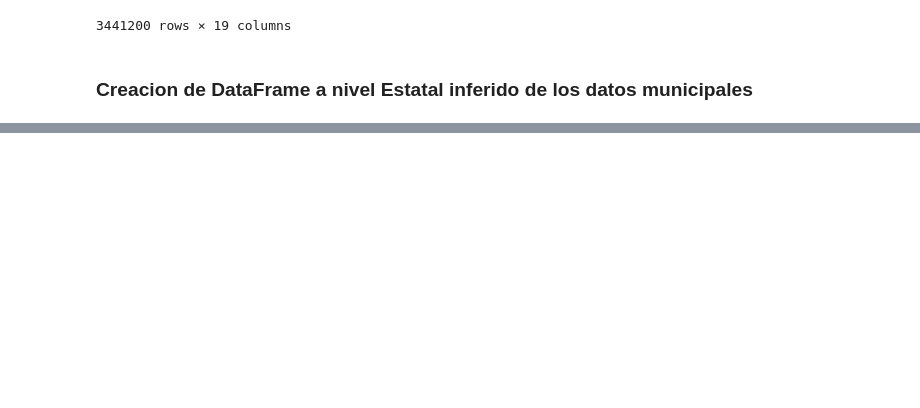
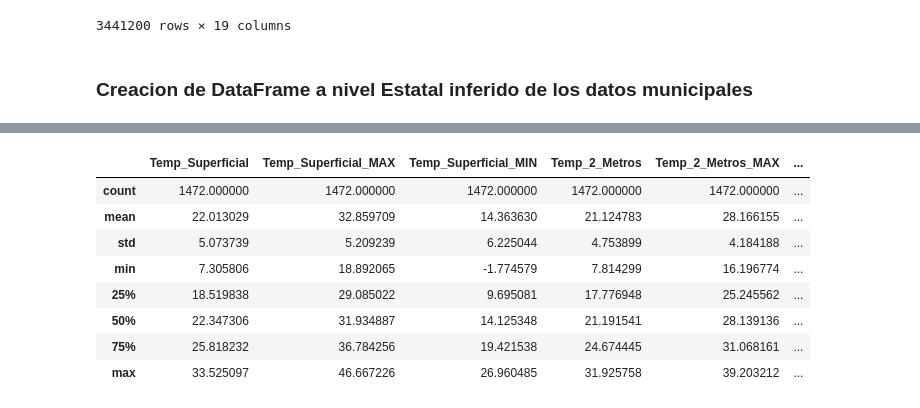
Before and after one commit to ProyectosMCD/RedBAMX, a Jupyter notebook: EDA/EDA_Datos Climaticos_Municipio_NASA-API.ipynb, the cells around one changed output, grey strips where cells are left out. Cells and saved outputs as stored; diff of their text form; code cells hidden in the pictures; blank space fills up the shorter version.

```diff
--- a/EDA/EDA_Datos Climaticos_Municipio_NASA-API.ipynb
+++ b/EDA/EDA_Datos Climaticos_Municipio_NASA-API.ipynb
@@ -39,0 +70,13 @@ df_estatal
+# %%
+columnas_numericas = ['Temp_Superficial','Temp_Superficial_MAX','Temp_Superficial_MIN','Temp_2_Metros','Temp_2_Metros_MAX','Temp_2_Metros_MIN','Temp_2_Metros_Pto_Congelación','Temp_2_Metros_Pto_Húmedo','Presión_Superficial','Velocidad_Viento','Humedad_Relativa','Precipitacion']
+df_estatal[columnas_numericas].describe()
+# %% [output]
+|  | Temp_Superficial | Temp_Superficial_MAX | Temp_Superficial_MIN | Temp_2_Metros | Temp_2_Metros_MAX | ... |
+| count | 1472.000000 | 1472.000000 | 1472.000000 | 1472.000000 | 1472.000000 | ... |
+| mean | 22.013029 | 32.859709 | 14.363630 | 21.124783 | 28.166155 | ... |
+| std | 5.073739 | 5.209239 | 6.225044 | 4.753899 | 4.184188 | ... |
+| min | 7.305806 | 18.892065 | -1.774579 | 7.814299 | 16.196774 | ... |
+| 25% | 18.519838 | 29.085022 | 9.695081 | 17.776948 | 25.245562 | ... |
+| 50% | 22.347306 | 31.934887 | 14.125348 | 21.191541 | 28.139136 | ... |
+| 75% | 25.818232 | 36.784256 | 19.421538 | 24.674445 | 31.068161 | ... |
+| max | 33.525097 | 46.667226 | 26.960485 | 31.925758 | 39.203212 | ... |
```
Also changed, not shown: parts of 16 cells of this notebook, 2 other files.
